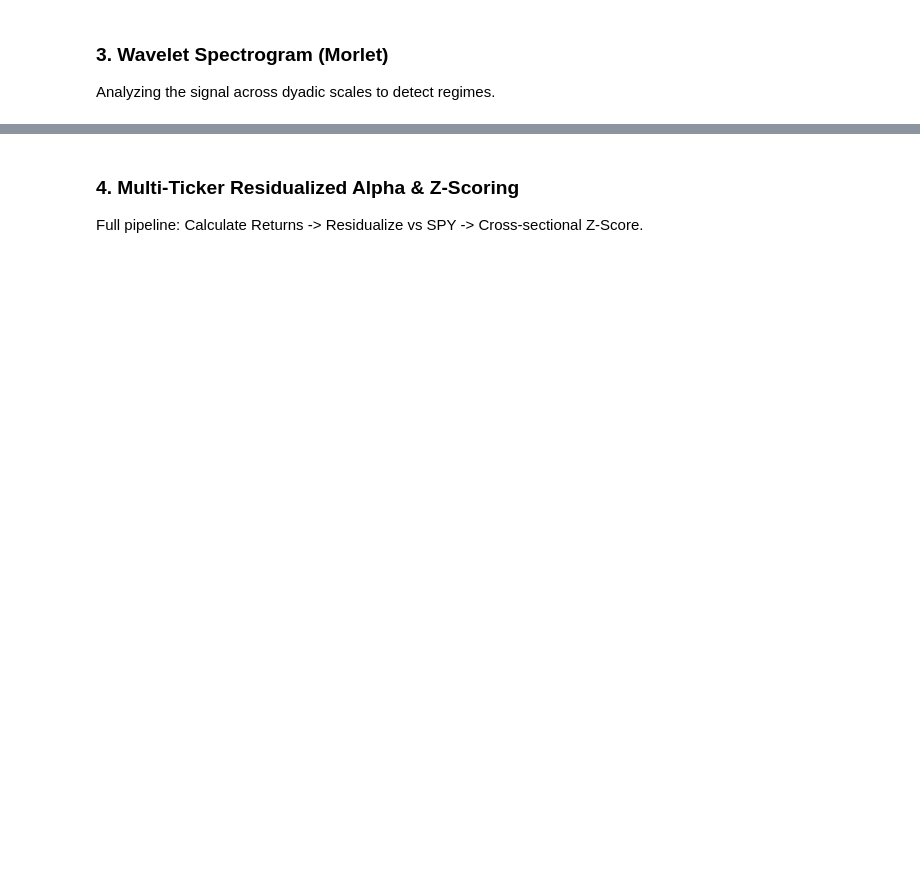
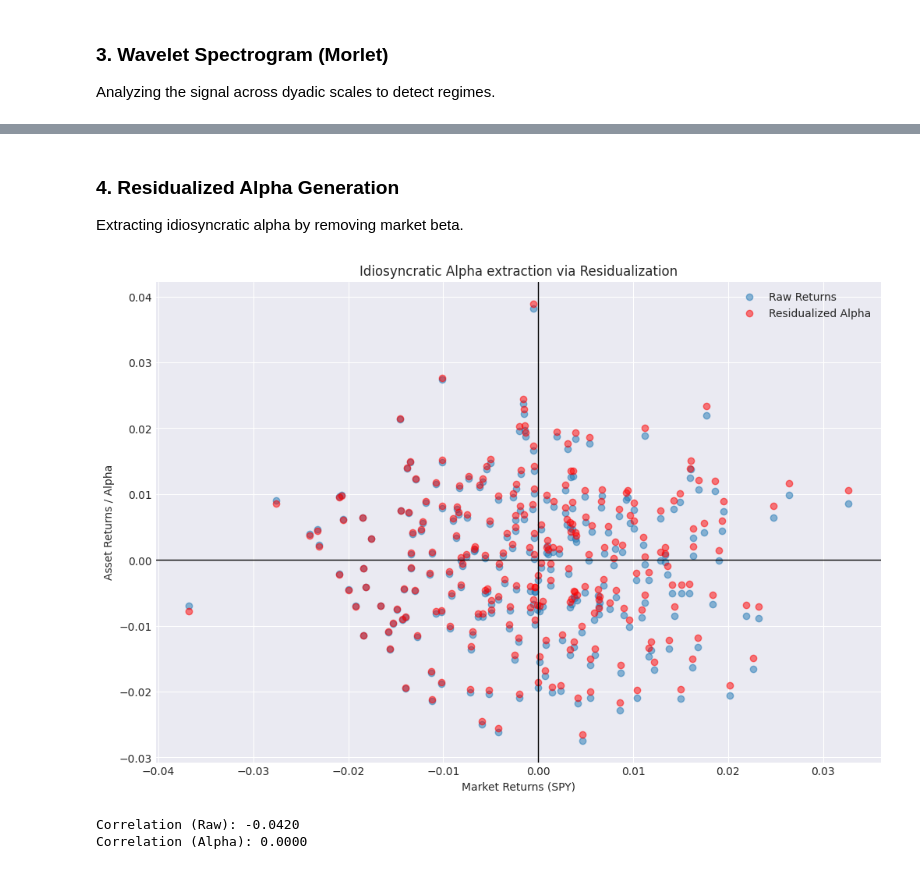
Before and after one commit to abhishek-jana/QTS2026, a Jupyter notebook: research_lab/alpha_discovery.ipynb, the cells around one changed output, grey strips where cells are left out. Saved outputs shown, nothing was run; the diff lists cells and outputs as text; code cells hidden in the pictures; blank space fills up the shorter version.

```diff
--- a/research_lab/alpha_discovery.ipynb
+++ b/research_lab/alpha_discovery.ipynb
@@ -77,3 +88,0 @@ plt.show()
-# %% [markdown]
-### 4. Multi-Ticker Residualized Alpha & Z-Scoring
-Full pipeline: Calculate Returns -> Residualize vs SPY -> Cross-sectional Z-Score.
@@ -104,0 +89,33 @@ plt.show()
+# %% [markdown]
+### 4. Residualized Alpha Generation
+Extracting idiosyncratic alpha by removing market beta.
+# %%
+labeler = AlphaLabeler()
+
+# Calculate returns
+aapl_returns = pit_view_aapl['close'].pct_change().dropna().values
+spy_returns = pit_view_spy['close'].pct_change().dropna().values
+
+# Ensure alignment
+min_len = min(len(aapl_returns), len(spy_returns))
+aapl_returns = aapl_returns[:min_len]
+spy_returns = spy_returns[:min_len]
+
+alpha_residuals = labeler.residualize(aapl_returns, spy_returns)
+
+plt.scatter(spy_returns, aapl_returns, alpha=0.5, label='Raw Returns')
+plt.scatter(spy_returns, alpha_residuals, alpha=0.5, color='red', label='Residualized Alpha')
+plt.axhline(0, color='black', lw=1)
+plt.axvline(0, color='black', lw=1)
+plt.xlabel('Market Returns (SPY)')
+plt.ylabel('Asset Returns / Alpha')
+plt.legend()
+plt.title('Idiosyncratic Alpha extraction via Residualization')
+plt.show()
+
+print(f"Correlation (Raw): {np.corrcoef(aapl_returns, spy_returns)[0,1]:.4f}")
+print(f"Correlation (Alpha): {np.corrcoef(alpha_residuals, spy_returns)[0,1]:.4f}")
+# %% [output]
+[figure, added]
+Correlation (Raw): -0.0420
+Correlation (Alpha): 0.0000
```
Also changed, not shown: parts of 5 cells of this notebook, 15 other files.
